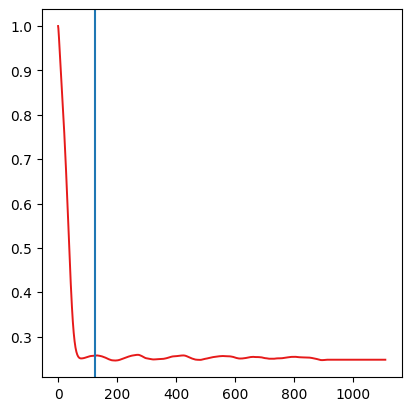
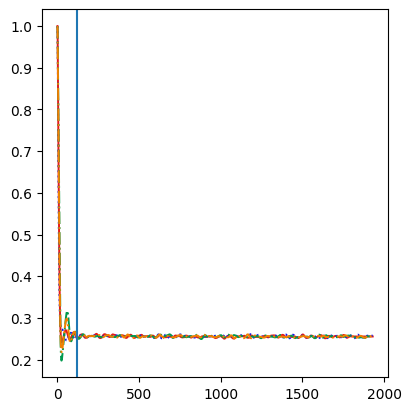
Code edit (unified diff) that turned the first committed figure into the second:
--- before
+++ after
@@ -1,10 +1,23 @@
-path = "../SOP_data/raw/bond_percolation_equilibration/num_colors_4/dim_3/L_256/NT_constant/NT_655/k_1.0e-06/rho_2.5000e-01/data/"
-fs = path + "light_seed_4444_ts_20260414T201347_P0_0.10_p0_1.00.json"
+nc = 4
+L = 512
+NT = 5242
+k = 1.0e-06
+rho = 1/nc
+dim = 3
+p0 = 1.0
+P0 = 0.1
+path = f"../SOP_data/raw/bond_percolation_equilibration/num_colors_{nc}/dim_{dim}/L_{L}/NT_constant/NT_{NT}/k_{k:.1e}/rho_{rho:.4e}/data/"
+#fs = path + "light_seed_71388816_ts_20260415T050711_P0_0.10_p0_1.00.json"
+fs = select_random_json(path,p0,P0)
 data = read_experiment_json(fs)
+
+path_Eq = f"../SOP_data/raw/bond_percolation_equilibration/num_colors_{nc}/dim_{dim}/L_{L}/NT_constant/NT_{NT}/k_{k:.1e}/rho_{rho:.4e}/data_equilibration/"
+f_base = os.path.basename(fs)
+fs_Eq = path_Eq + f_base[:-5] + "_process.json"
+print(fs_Eq)
 fig, ax = plt.subplots(figsize=(4, 4), constrained_layout=True)
-order_raw = 1
-pt = data['results'][f'order_percolation {order_raw}']['data']['pt']
-t  = data['results'][f'order_percolation {order_raw}']['data']['time']
-ls = ['solid', 'dotted', 'dashdot']
+
+order_raw = [i for i in range(1,nc+1)]
+ls = ['solid', 'dotted', 'dashdot','-.']
 lw=  1.4
 colors = [
@@ -18,5 +31,9 @@
     (0.45, 0.25, 0.10),  # brown
 ]
-ax.plot(t, pt, ls=ls[0],  lw=lw, color=colors[0], label=f"$ss$")
-ax.axvline(x=126)
+for idx, i in enumerate(order_raw):
+    pt = data['results'][f'order_percolation {i}']['data']['pt']
+    t  = data['results'][f'order_percolation {i}']['data']['time']
+
+    ax.plot(t, pt, ls=ls[idx],  lw=lw, color=colors[idx], label=f"$i = {i}$")
+ax.axvline(x=122)
 plt.show()

Commit: update write to sparse matriz